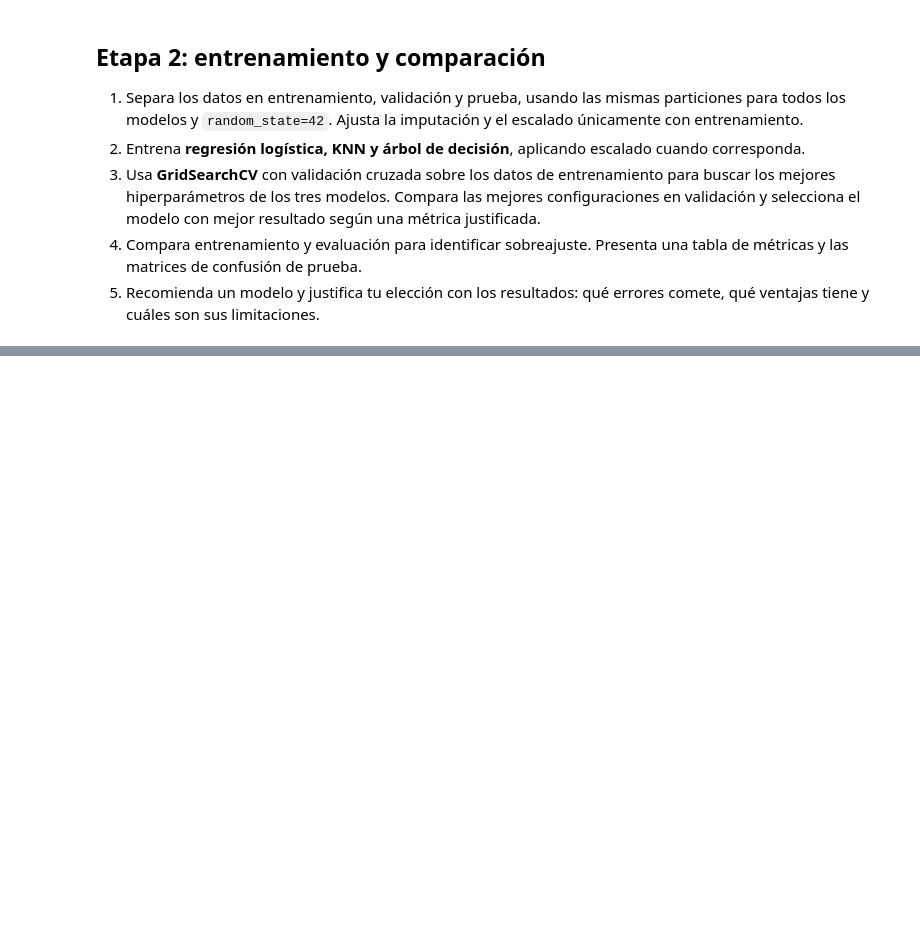
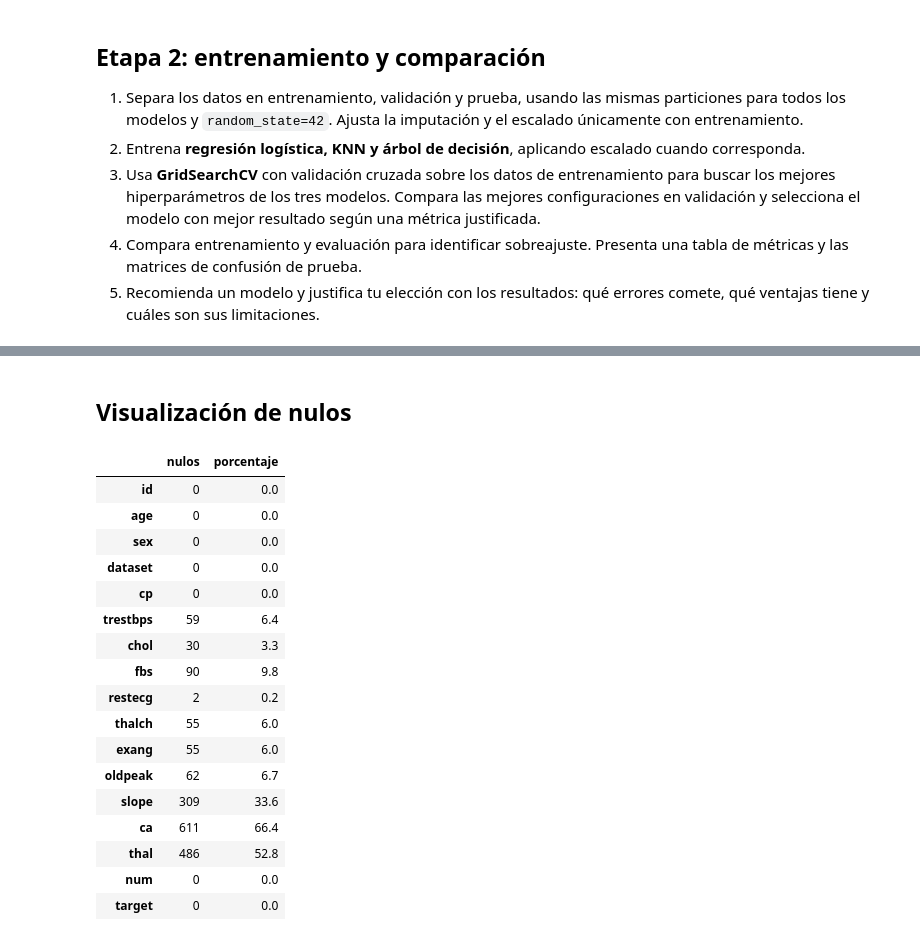
Before and after one commit to Ferchwood21/ml-course-2026, a Jupyter notebook: workspace/chapter_05/01_proyecto_comparacion_modelos.ipynb, the cells around one changed output, grey strips where cells are left out. Saved outputs shown, nothing was run; the diff lists cells and outputs as text; code cells hidden in the pictures; blank space fills up the shorter version.

```diff
--- a/workspace/chapter_05/01_proyecto_comparacion_modelos.ipynb
+++ b/workspace/chapter_05/01_proyecto_comparacion_modelos.ipynb
@@ -22,0 +118,27 @@ Utiliza el dataset [UCI Heart Disease de Kaggle](https://www.kaggle.com/datasets
+# %% [markdown]
+## Visualización de nulos
+# %%
+# Valores faltantes: cantidad y porcentaje por columna
+pd.DataFrame({
+    "nulos": df.isna().sum(),
+    "porcentaje": (df.isna().mean() * 100).round(1),
+})
+# %% [output]
+|  | nulos | porcentaje |
+| id | 0 | 0.0 |
+| age | 0 | 0.0 |
+| sex | 0 | 0.0 |
+| dataset | 0 | 0.0 |
+| cp | 0 | 0.0 |
+| trestbps | 59 | 6.4 |
+| chol | 30 | 3.3 |
+| fbs | 90 | 9.8 |
+| restecg | 2 | 0.2 |
+| thalch | 55 | 6.0 |
+| exang | 55 | 6.0 |
+| oldpeak | 62 | 6.7 |
+| slope | 309 | 33.6 |
+| ca | 611 | 66.4 |
+| thal | 486 | 52.8 |
+| num | 0 | 0.0 |
+| target | 0 | 0.0 |
```
Also changed, not shown: parts of 13 cells of this notebook, 5 other files.
